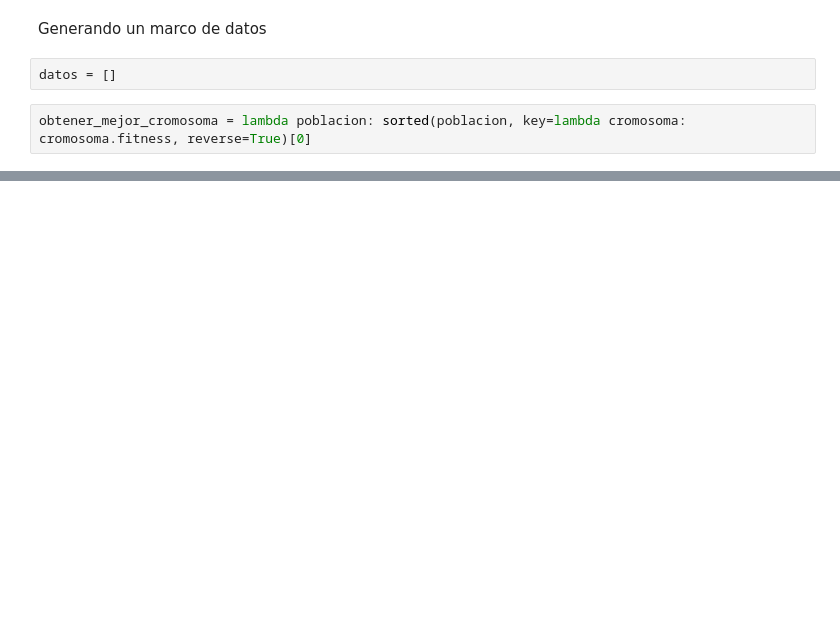
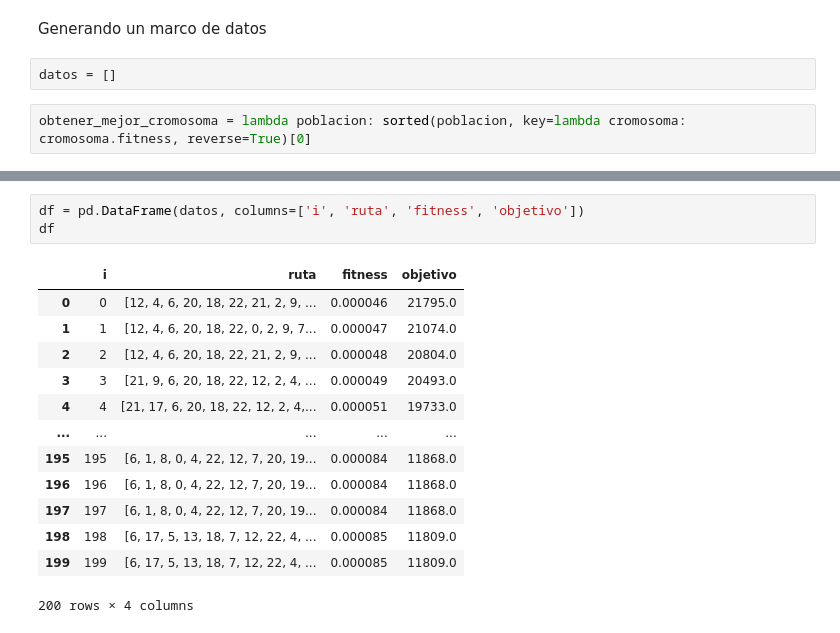
Before and after one commit to GinoBartolucci/algoritmos-geneticos, a Jupyter notebook: TP3/AlgoritmoGenetico/Main_TP3.ipynb, the cells around one changed output, grey strips where cells are left out. Saved outputs shown, nothing was run; the diff lists cells and outputs as text; blank space fills up the shorter version.

```diff
--- a/TP3/AlgoritmoGenetico/Main_TP3.ipynb
+++ b/TP3/AlgoritmoGenetico/Main_TP3.ipynb
@@ -123,0 +130,17 @@ KM(Totales = objt): 10023.0 11192.0 km | fitness = 8.934953538241601e-05
+# %%
+df = pd.DataFrame(datos, columns=['i', 'ruta', 'fitness', 'objetivo'])
+df
+# %% [output]
+|  | i | ruta | fitness | objetivo |
+| 0 | 0 | [12, 4, 6, 20, 18, 22, 21, 2, 9, ... | 0.000046 | 21795.0 |
+| 1 | 1 | [12, 4, 6, 20, 18, 22, 0, 2, 9, 7... | 0.000047 | 21074.0 |
+| 2 | 2 | [12, 4, 6, 20, 18, 22, 21, 2, 9, ... | 0.000048 | 20804.0 |
+| 3 | 3 | [21, 9, 6, 20, 18, 22, 12, 2, 4, ... | 0.000049 | 20493.0 |
+| 4 | 4 | [21, 17, 6, 20, 18, 22, 12, 2, 4,... | 0.000051 | 19733.0 |
+| ... | ... | ... | ... | ... |
+| 195 | 195 | [6, 1, 8, 0, 4, 22, 12, 7, 20, 19... | 0.000084 | 11868.0 |
+| 196 | 196 | [6, 1, 8, 0, 4, 22, 12, 7, 20, 19... | 0.000084 | 11868.0 |
+| 197 | 197 | [6, 1, 8, 0, 4, 22, 12, 7, 20, 19... | 0.000084 | 11868.0 |
+| 198 | 198 | [6, 17, 5, 13, 18, 7, 12, 22, 4, ... | 0.000085 | 11809.0 |
+| 199 | 199 | [6, 17, 5, 13, 18, 7, 12, 22, 4, ... | 0.000085 | 11809.0 |
+200 rows × 4 columns
```
Also changed, not shown: parts of 4 cells of this notebook.
